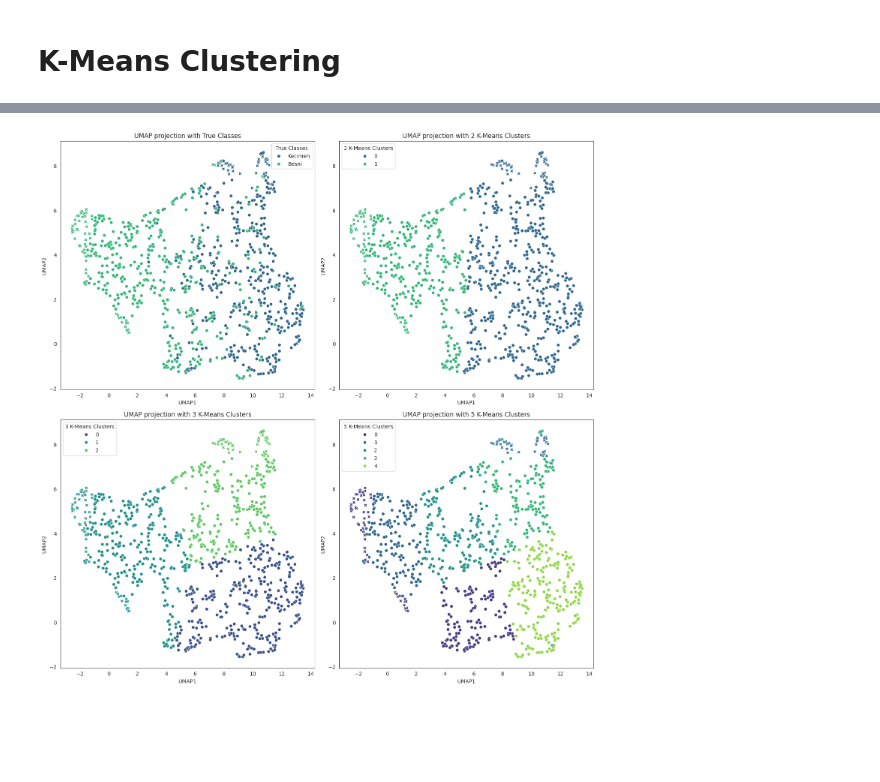
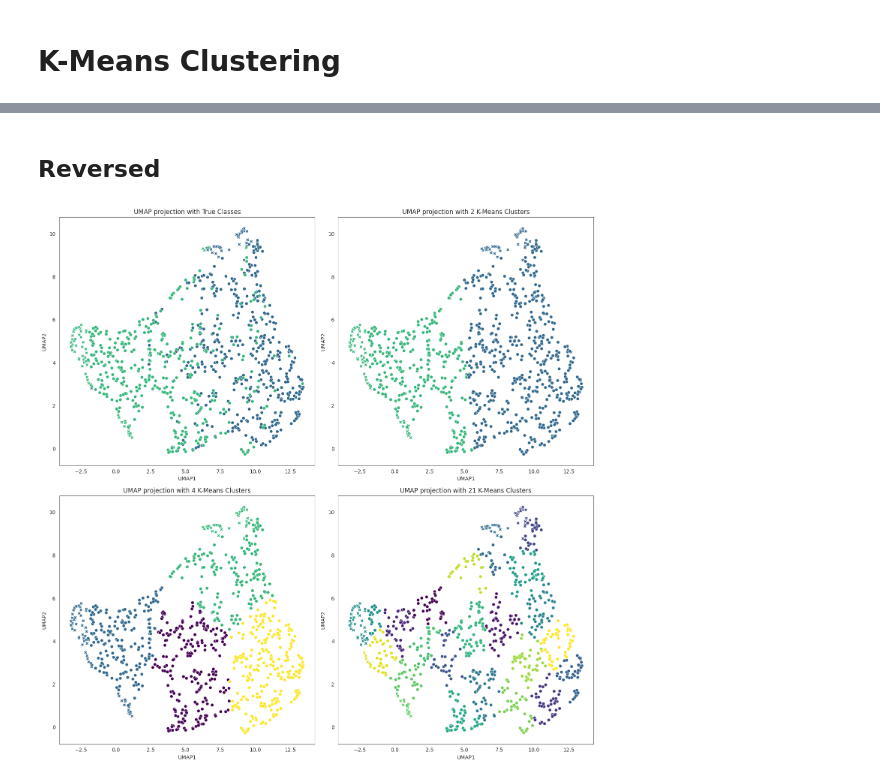
Before and after one commit to neiios/dtmm-task-3, a Jupyter notebook: kmeans.ipynb, the cells around one changed output, grey strips where cells are left out. Cells and saved outputs as stored; diff of their text form; code cells hidden in the pictures; blank space fills up the shorter version.

```diff
--- a/kmeans.ipynb
+++ b/kmeans.ipynb
@@ -64,41 +160,54 @@ def plot_umap(embedding_df, title, ax, hue="Cluster", palette="viridis", n_clust
+# %% [markdown]
+## Reversed
 # %%
+sns.set_style("white")
+fig, axs = plt.subplots(2, 2, figsize=(15, 15))
+
 reducer = umap.UMAP(
     n_neighbors=10, min_dist=0.3, metric="euclidean", random_state=69, n_jobs=1
 )
 embedding = reducer.fit_transform(df_num)
 
-sns.set_style("white")
-fig, axs = plt.subplots(2, 2, figsize=(15, 15))
+embedding_df = pd.DataFrame(embedding, columns=["UMAP1", "UMAP2"])
+embedding_df["MildOutlier"] = df["MildOutlier"]
+embedding_df["Cluster"] = df["Class"]
 
-for row, col, n_clusters in [(0, 1, 2), (1, 0, 3), (1, 1, 5)]:
+sns.scatterplot(
+    data=embedding_df,
+    x="UMAP1",
+    y="UMAP2",
+    hue="Cluster",
+    palette="viridis",
+    ax=axs[0, 0],
+    style="MildOutlier",
+    legend=False,
+)
+axs[0, 0].set_title("UMAP projection with True Classes")
+
+results = [embedding_df.copy()]
+for row, col, n_clusters in [(0, 1, 2), (1, 0, 4), (1, 1, 21)]:
     kmeans = KMeans(n_clusters=n_clusters, n_init=10, random_state=69)
     kmeans_clusters = kmeans.fit_predict(embedding)
 
     embedding_df = pd.DataFrame(embedding, columns=["UMAP1", "UMAP2"])
-    embedding_df['KMeans_Cluster'] = kmeans_clusters
+    embedding_df["Cluster"] = kmeans_clusters
     embedding_df["MildOutlier"] = df["MildOutlier"]
 
-    plot_umap(
-        embedding_df,
-        f"{n_clusters} K-Means Clusters",
-        axs[row, col],
-        hue="KMeans_Cluster",
-        n_clusters=n_clusters,
-        style='MildOutlier'
+    results.append(embedding_df.copy())
+
+    sns.scatterplot(
+        data=embedding_df,
+        x="UMAP1",
+        y="UMAP2",
+        hue="Cluster",
+        palette="viridis",
+        ax=axs[row, col],
+        style="MildOutlier",
+        legend=False,
     )
-
-embedding_df = pd.DataFrame(embedding, columns=["UMAP1", "UMAP2"])
-embedding_df["MildOutlier"] = df["MildOutlier"]
-embedding_df["Cluster"] = df["Class"]
-plot_umap(
-    embedding_df,
-    "True Classes",
-    axs[0, 0],
-    hue="Cluster",
-    style='MildOutlier'
-)
+    axs[row, col].set_title(f"UMAP projection with {n_clusters} K-Means Clusters")
 
 plt.tight_layout()
 plt.show()
 # %% [output]
-[figure, old version]
+[figure, new version]
```
Also changed, not shown: parts of 5 cells of this notebook, 2 other files.
